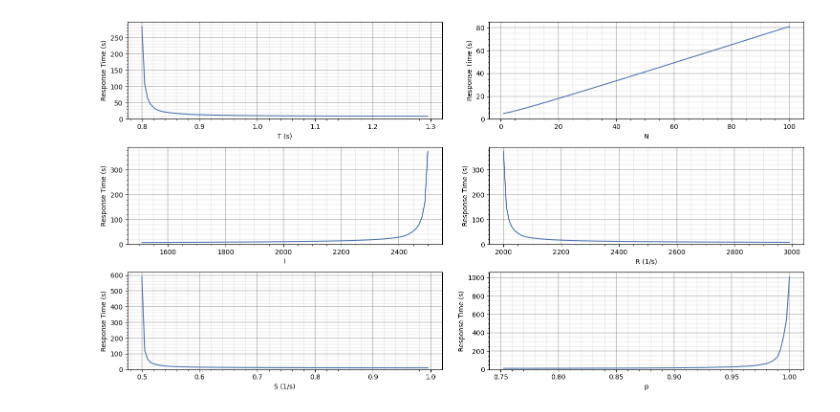
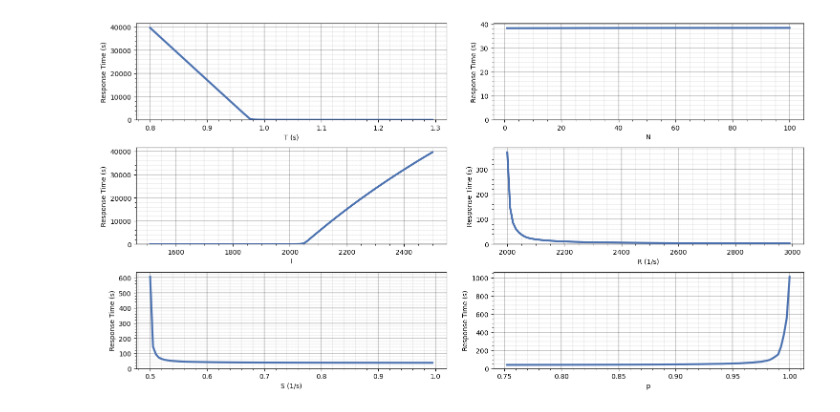
Before and after one commit to AlessandroDeMedici/pe-project, a Jupyter notebook: jupyter/stability_check.ipynb, the cells around one changed output. Cells and saved outputs as stored; diff of their text form; code cells hidden in the pictures.

Commit message:
:chart_with_upwards_trend: Ultimi script

```diff
--- a/jupyter/stability_check.ipynb
+++ b/jupyter/stability_check.ipynb
@@ -6,8 +6,13 @@ import matplotlib.pyplot as plt
 stat = "taskTimeStat:mean"
 json_file = "../simulations/results/stability_segregation.json"
 #json_file = "../simulations/results/stability_fairsharing.json"
+#json_file = "../simulations/results/continuity.json"
+json_file = "../simulations/results/testRucola_false.json"
+json_file = "../simulations/results/testRucola_true.json"
 
 parameter_names = ['T (s)', 'N', 'I', 'R (1/s)', 'S (1/s)', 'p']
+
+#x_functions = [lambda x: x/200+0.795, lambda x: x, lambda x: x*10+1500, lambda x: x*10+1990, lambda x: x/200+0.495, lambda x: x/400+0.75]
 
 x_functions = [lambda x: x/200+0.795, lambda x: x, lambda x: x*10+1500, lambda x: x*10+1990, lambda x: x/200+0.495, lambda x: x/400+0.75]
 
@@ -21,6 +26,9 @@ for test in data:
     #print(sim['itervars'])
     sliding_parameter = int(sim['itervars']['v'])
     x = int(sim['itervars']['r'])
+
+    #if x < 20 or x > 80:
+    #    continue
 
     for scalar in sim['scalars']:
         if scalar['name'] == stat: # 'cloudNodeStatNq:timeavg':#'taskTimeStat:mean':
@@ -42,33 +50,34 @@ for sliding_parameter in result:
 # plor 3 x 2
 
 # add spacing between plots
 
 fig, ax = plt.subplots(3, 2, figsize=(15, 8))
 # add spacing between plots horizontally
 for sliding_parameter in result:
     x = list(result[sliding_parameter].keys())
     y = list(result[sliding_parameter].values())
     x = [x_functions[sliding_parameter-1](i) for i in x]
-    ax[(sliding_parameter-1)//2, (sliding_parameter-1)%2].plot(x, y, color="#4c72b0")
+    ax[(sliding_parameter-1)//2, (sliding_parameter-1)%2].plot(x, y, color="#4c72b0", linewidth=3)
     ax[(sliding_parameter-1)//2, (sliding_parameter-1)%2].set_xlabel(parameter_names[sliding_parameter-1])
     ax[(sliding_parameter-1)//2, (sliding_parameter-1)%2].set_ylabel('Response Time (s)')
     ax[(sliding_parameter-1)//2, (sliding_parameter-1)%2].grid()
     ax[(sliding_parameter-1)//2, (sliding_parameter-1)%2].set_ylim(bottom=0)
     ax[(sliding_parameter-1)//2, (sliding_parameter-1)%2].set_ylim(top=max(y)*1.05)
 #    ax[(sliding_parameter-1)//2, (sliding_parameter-1)%2].set_xlim(left=0)
 
     # add minor ticks
     ax[(sliding_parameter-1)//2, (sliding_parameter-1)%2].minorticks_on()
 
     # add minor ticks grid
     ax[(sliding_parameter-1)//2, (sliding_parameter-1)%2].grid(which='minor', linestyle=':', linewidth='0.2', color='black')
     ax[(sliding_parameter-1)//2, (sliding_parameter-1)%2].grid(which='major', linestyle='-', linewidth='0.3', color='black')
 
 plt.grid(True)
 plt.tight_layout()
 plt.subplots_adjust(wspace=0.15)
 
-plt.savefig("stability_segregation.pdf", format='pdf')
+#plt.savefig("stability_fairshare.pdf", format='pdf')
+#plt.savefig("continuity_segregation.pdf", format='pdf')
 plt.show()
 # %% [output]
-[figure, old version]
+[figure, new version]
```
Also changed, not shown: 3 other files.
